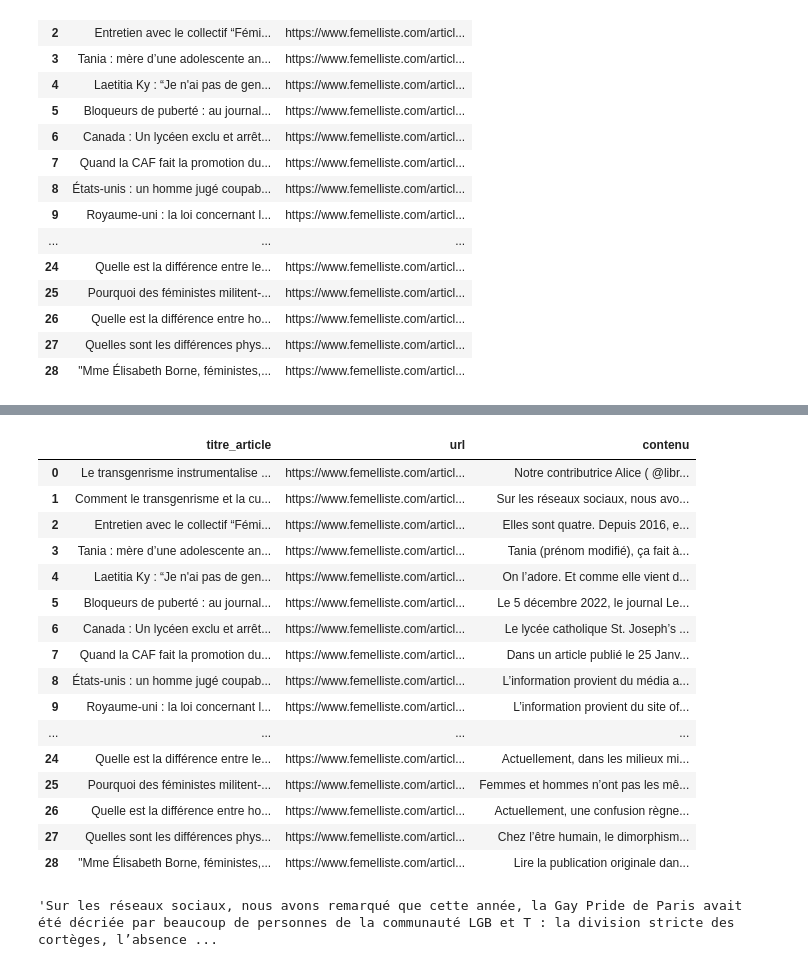
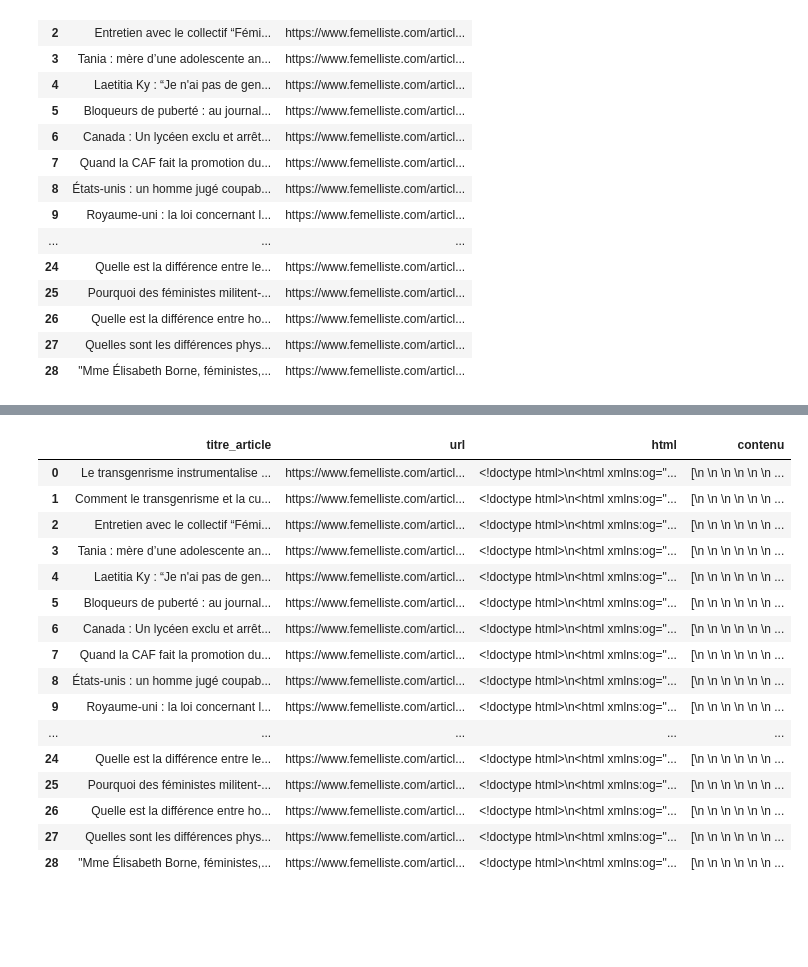
Before and after one commit to LeoMaurice/Conservative_mobilisation, a Jupyter notebook: Scrapping Femellist.ipynb, the cells around one changed output, grey strips where cells are left out. Saved outputs shown, nothing was run; the diff lists cells and outputs as text; code cells hidden in the pictures; blank space fills up the shorter version.

Commit message:
Tentative scrapping du contenu des articles

```diff
--- a/Scrapping Femellist.ipynb
+++ b/Scrapping Femellist.ipynb
@@ -241,37 +229,42 @@ df.drop('contenu', axis=1)
-# %%
-def get_page_content(url):
-    response = requests.get(url)
-    soup = BeautifulSoup(response.content, 'html.parser')
-
-    # Trouver la balise d'article avec une classe ou un sélecteur CSS plus spécifique
-    article_content_tag = soup.find('div', class_="sqs-html-content")
-
-    # Extraire le texte du contenu de l'article
-    contenu = article_content_tag.get_text(separator=' ', strip=True) if article_content_tag else None
-
-    return contenu
-
-df['contenu'] = df['url'].apply(get_page_content)
-df
-# %% [output]
-|  | titre_article | url | contenu |
-| 0 | Le transgenrisme instrumentalise ... | https://www.femelliste.com/articl... | Notre contributrice Alice ( @libr... |
-| 1 | Comment le transgenrisme et la cu... | https://www.femelliste.com/articl... | Sur les réseaux sociaux, nous avo... |
-| 2 | Entretien avec le collectif “Fémi... | https://www.femelliste.com/articl... | Elles sont quatre. Depuis 2016, e... |
-| 3 | Tania : mère d’une adolescente an... | https://www.femelliste.com/articl... | Tania (prénom modifié), ça fait à... |
-| 4 | Laetitia Ky : “Je n'ai pas de gen... | https://www.femelliste.com/articl... | On l’adore. Et comme elle vient d... |
-| 5 | Bloqueurs de puberté : au journal... | https://www.femelliste.com/articl... | Le 5 décembre 2022, le journal Le... |
-| 6 | Canada : Un lycéen exclu et arrêt... | https://www.femelliste.com/articl... | Le lycée catholique St. Joseph’s ... |
-| 7 | Quand la CAF fait la promotion du... | https://www.femelliste.com/articl... | Dans un article publié le 25 Janv... |
-| 8 | États-unis : un homme jugé coupab... | https://www.femelliste.com/articl... | L’information provient du média a... |
-| 9 | Royaume-uni : la loi concernant l... | https://www.femelliste.com/articl... | L’information provient du site of... |
-| ... | ... | ... | ... |
-| 24 | Quelle est la différence entre le... | https://www.femelliste.com/articl... | Actuellement, dans les milieux mi... |
-| 25 | Pourquoi des féministes militent-... | https://www.femelliste.com/articl... | Femmes et hommes n’ont pas les mê... |
-| 26 | Quelle est la différence entre ho... | https://www.femelliste.com/articl... | Actuellement, une confusion règne... |
-| 27 | Quelles sont les différences phys... | https://www.femelliste.com/articl... | Chez l’être humain, le dimorphism... |
-| 28 | "Mme Élisabeth Borne, féministes,... | https://www.femelliste.com/articl... | Lire la publication originale dan... |
-# %%
-df['contenu'][1]
-# %% [output]
-'Sur les réseaux sociaux, nous avons remarqué que cette année, la Gay Pride de Paris avait été décriée par beaucoup de personnes de la communauté LGB et T : la division stricte des cortèges, l’absence ...
+# %%
+# Fonction pour récupérer le contenu HTML d'une URL
+def get_html_content(url):
+    response = requests.get(url)
+    if response.status_code == 200:
+        return response.text
+    else:
+        print(f"Erreur {response.status_code} lors de la récupération de la page {url}")
+        return None
+
+# Fonction pour extraire le texte à partir de l'XPath
+def extract_text_from_xpath(html_content, xpath_expression):
+    tree = html.fromstring(html_content)
+    result = tree.xpath(xpath_expression)
+    return [item.text_content() for item in result]
+
+# Définir l'XPath
+xpath_expression = '//*[contains(concat(" ", @class, " "), concat(" ", "content-wrapper", " "))] | ' \
+                   '//*[contains(concat(" ", @class, " "), concat(" ", "p-name", " "))]'
+
+# Récupérer le contenu HTML de la page et le mettre dans la colonne 'html' du DataFrame
+df['html'] = df['url'].apply(lambda url: get_html_content(url))
+df['contenu'] = df['html'].apply(lambda html_content: extract_text_from_xpath(html_content, xpath_expression))
+df
+# %% [output]
+|  | titre_article | url | html | contenu |
+| 0 | Le transgenrisme instrumentalise ... | https://www.femelliste.com/articl... | <!doctype html>\n<html xmlns:og="... | [\n \n \n \n \n \n ... |
+| 1 | Comment le transgenrisme et la cu... | https://www.femelliste.com/articl... | <!doctype html>\n<html xmlns:og="... | [\n \n \n \n \n \n ... |
+| 2 | Entretien avec le collectif “Fémi... | https://www.femelliste.com/articl... | <!doctype html>\n<html xmlns:og="... | [\n \n \n \n \n \n ... |
+| 3 | Tania : mère d’une adolescente an... | https://www.femelliste.com/articl... | <!doctype html>\n<html xmlns:og="... | [\n \n \n \n \n \n ... |
+| 4 | Laetitia Ky : “Je n'ai pas de gen... | https://www.femelliste.com/articl... | <!doctype html>\n<html xmlns:og="... | [\n \n \n \n \n \n ... |
+| 5 | Bloqueurs de puberté : au journal... | https://www.femelliste.com/articl... | <!doctype html>\n<html xmlns:og="... | [\n \n \n \n \n \n ... |
+| 6 | Canada : Un lycéen exclu et arrêt... | https://www.femelliste.com/articl... | <!doctype html>\n<html xmlns:og="... | [\n \n \n \n \n \n ... |
+| 7 | Quand la CAF fait la promotion du... | https://www.femelliste.com/articl... | <!doctype html>\n<html xmlns:og="... | [\n \n \n \n \n \n ... |
+| 8 | États-unis : un homme jugé coupab... | https://www.femelliste.com/articl... | <!doctype html>\n<html xmlns:og="... | [\n \n \n \n \n \n ... |
+| 9 | Royaume-uni : la loi concernant l... | https://www.femelliste.com/articl... | <!doctype html>\n<html xmlns:og="... | [\n \n \n \n \n \n ... |
+| ... | ... | ... | ... | ... |
+| 24 | Quelle est la différence entre le... | https://www.femelliste.com/articl... | <!doctype html>\n<html xmlns:og="... | [\n \n \n \n \n \n ... |
+| 25 | Pourquoi des féministes militent-... | https://www.femelliste.com/articl... | <!doctype html>\n<html xmlns:og="... | [\n \n \n \n \n \n ... |
+| 26 | Quelle est la différence entre ho... | https://www.femelliste.com/articl... | <!doctype html>\n<html xmlns:og="... | [\n \n \n \n \n \n ... |
+| 27 | Quelles sont les différences phys... | https://www.femelliste.com/articl... | <!doctype html>\n<html xmlns:og="... | [\n \n \n \n \n \n ... |
+| 28 | "Mme Élisabeth Borne, féministes,... | https://www.femelliste.com/articl... | <!doctype html>\n<html xmlns:og="... | [\n \n \n \n \n \n ... |
```
Also changed, not shown: parts of 4 cells of this notebook.
